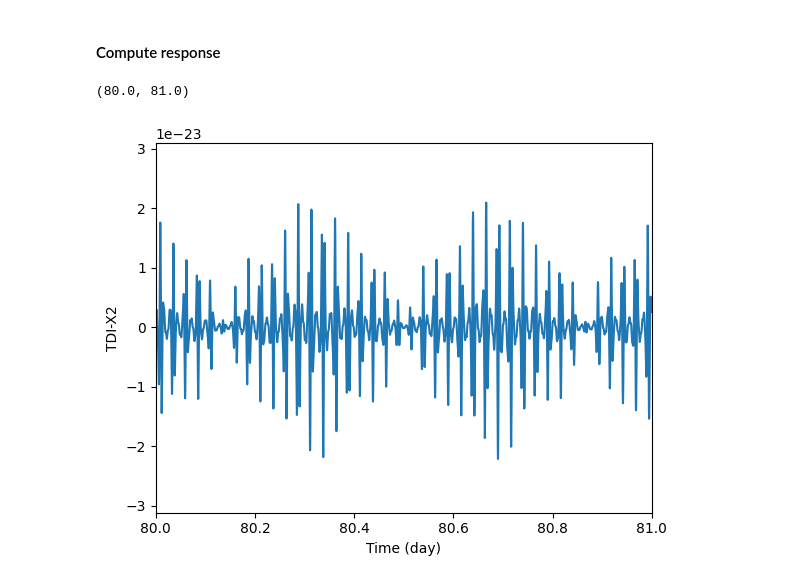
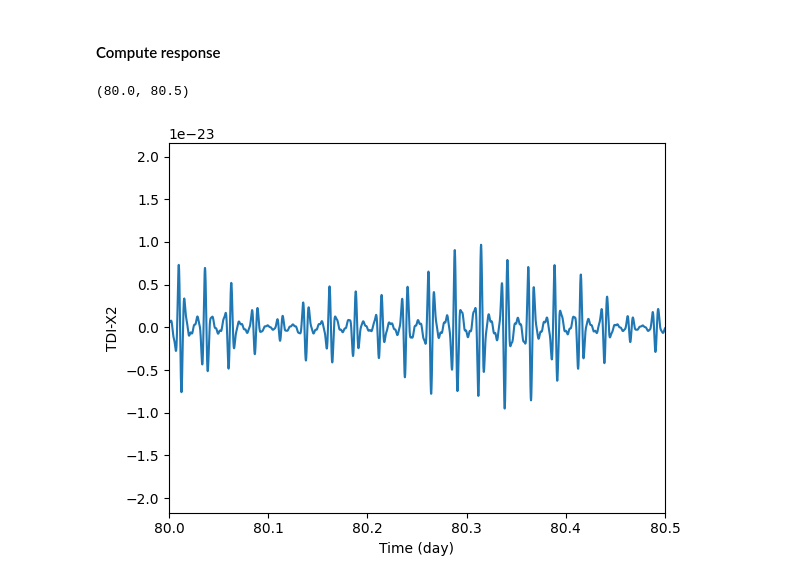
Before and after one commit to TriangleDataCenter/Triangle-Simulator, a Jupyter notebook: Tutorials/4_Demo_Simulation_for_Scientific_Data_Analysis.ipynb, the cells around one changed output. Cells and saved outputs as stored; diff of their text form; code cells hidden in the pictures.

```diff
--- a/Tutorials/4_Demo_Simulation_for_Scientific_Data_Analysis.ipynb
+++ b/Tutorials/4_Demo_Simulation_for_Scientific_Data_Analysis.ipynb
@@ -493,8 +496,8 @@ results = general_response_generator(parameters=general_params)
 # %%
 plt.plot(tcb_times / DAY, results)
 plt.xlabel("Time (day)")
 plt.ylabel("TDI-X2")
-plt.xlim(80, 81)
+plt.xlim(80, 80.5)
 # %% [output]
-(80.0, 81.0)
+(80.0, 80.5)
-[figure, old version]
+[figure, new version]
```
Also changed, not shown: parts of 6 cells of this notebook, 1 other file.
